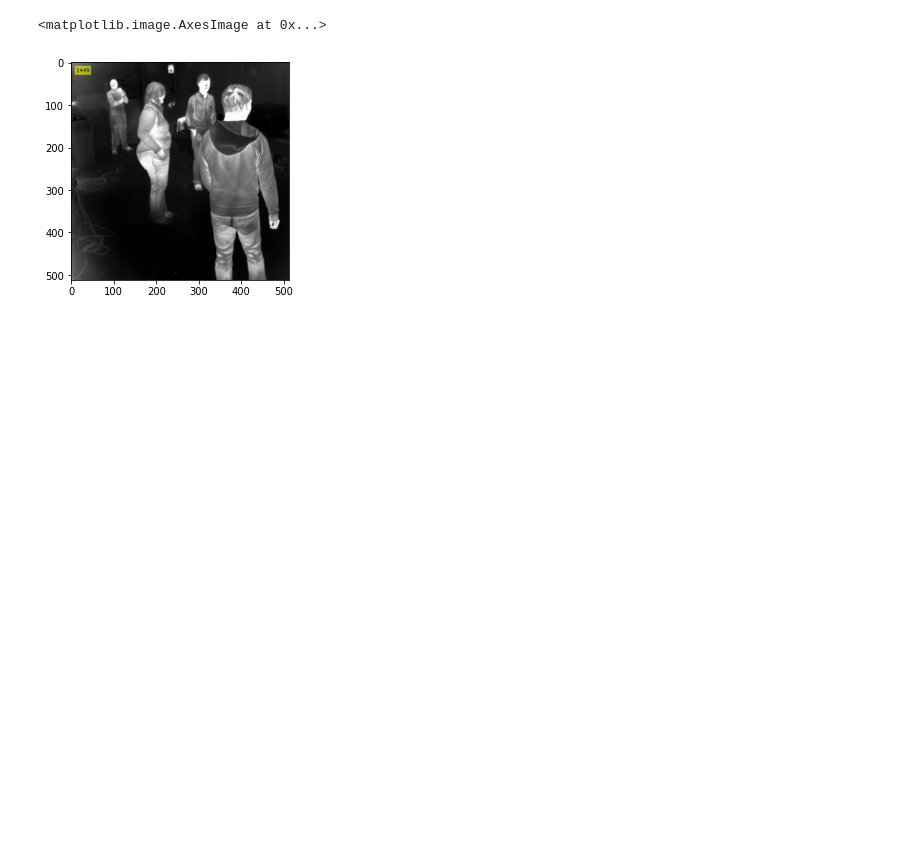
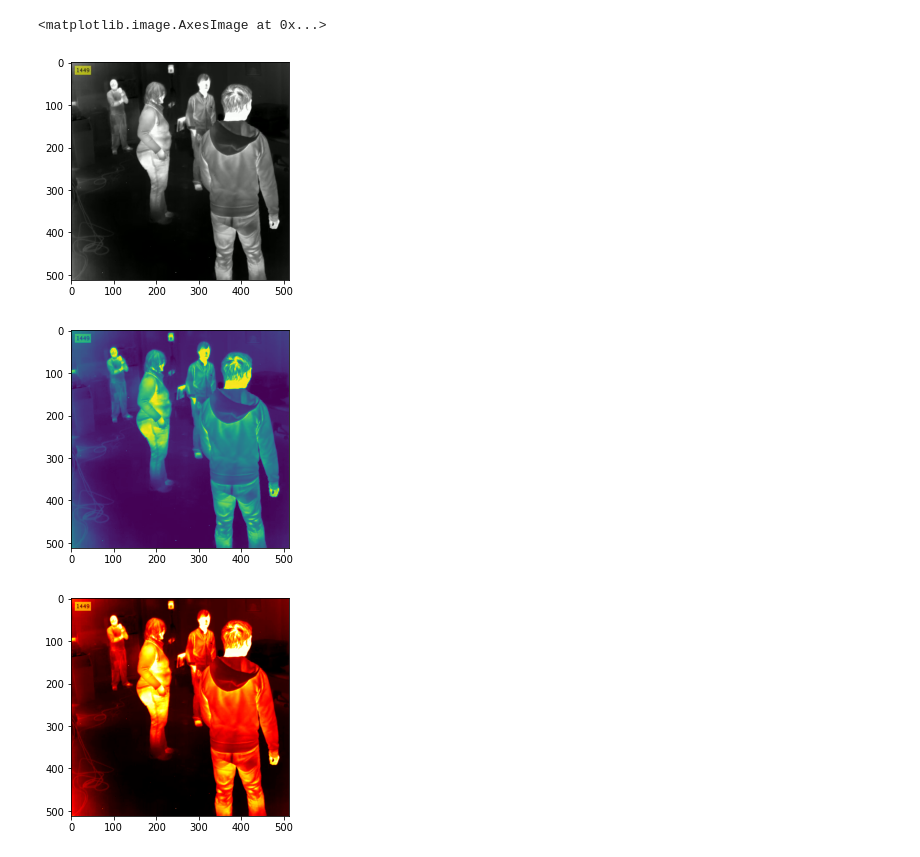
Before and after one commit to nigam-aditya/thermal_screening_project, a Jupyter notebook: thermal_screening.ipynb, the cells around one changed output. Cells and saved outputs as stored; diff of their text form; code cells hidden in the pictures; blank space fills up the shorter version.

```diff
--- a/thermal_screening.ipynb
+++ b/thermal_screening.ipynb
@@ -13,6 +26,17 @@ def read_image(image_path):
 # %%
-image = read_image("/content/image source/rawimage.png")
+image = read_image("/content/rawimage.png")
 plt.imshow(image)
 # %% [output]
 <matplotlib.image.AxesImage at 0x...>
 [figure]
+# %%
+heatmap_gray = cv2.cvtColor(image, cv2.COLOR_RGB2GRAY)
+heatmap = cv2.applyColorMap(heatmap_gray, cv2.COLORMAP_HOT)
+heatmap = cv2.cvtColor(heatmap, cv2.COLOR_BGR2RGB)
+plt.imshow(heatmap_gray)
+plt.show()
+plt.imshow(heatmap)
+plt.show()
+# %% [output]
+[figure, added]
+[figure, added]
```
Also changed, not shown: parts of 6 cells of this notebook.
